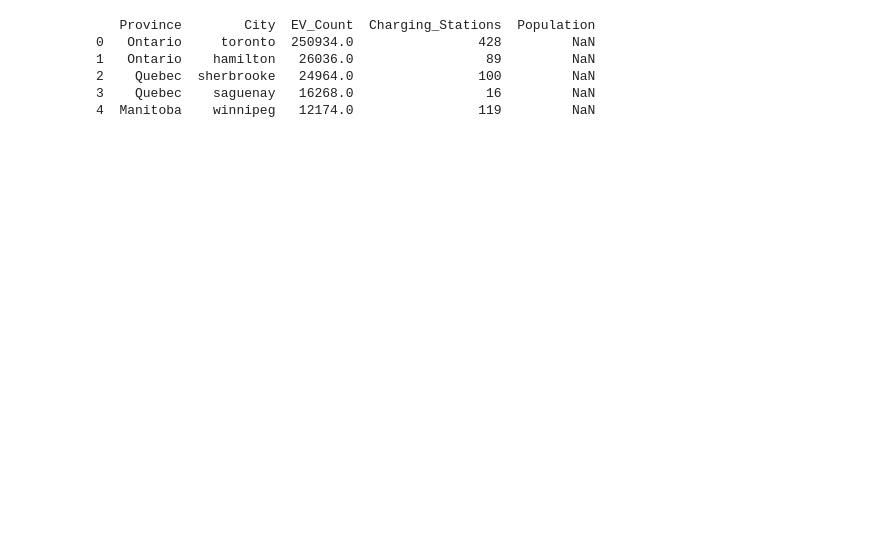
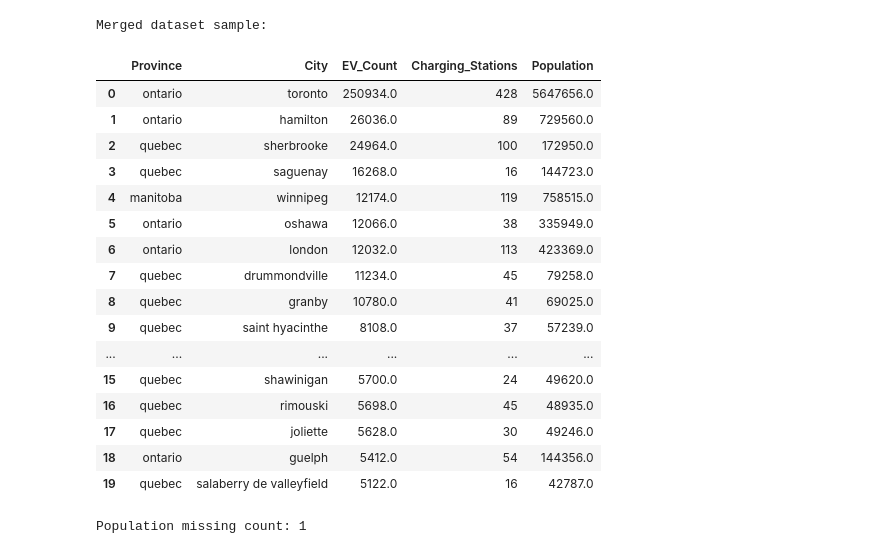
Before and after one commit to Dhruvchaudhary255/CSCN8040-EV-CHARGING_, a Jupyter notebook: project.ipynb, the cells around one changed output. Drawn from its saved outputs; the diff is of its cells as text; code cells hidden in the pictures; blank space fills up the shorter version.

```diff
--- a/project.ipynb
+++ b/project.ipynb
@@ -26,0 +68,17 @@ Index(['city', 'city_ascii', 'province_id', 'province_name', 'lat', 'lng',
+# %%
+# ----------------------------------------------------------
+# 3. APPLY NORMALIZATION BEFORE MERGING
+# ----------------------------------------------------------
+
+summary_df["City"] = summary_df["City"].apply(clean_city)
+summary_df["Province"] = summary_df["Province"].apply(clean_province)
+
+cities_df["City"] = cities_df["city"].apply(clean_city)
+cities_df["Province"] = cities_df["province_name"].apply(clean_province)
+cities_df["Population"] = cities_df["population"]
+
+print("City values after cleaning:")
+display(summary_df[["City", "Province"]].head())
+
+print("Cities clean file:")
+display(cities_df[["City", "Province", "Population"]].head())
@@ -27,23 +100,36 @@ Index(['city', 'city_ascii', 'province_id', 'province_name', 'lat', 'lng',
 # %%
-# Rename columns to standard names
-cities_df = cities_df.rename(columns={
-    "city": "City",
-    "province_name": "Province",
-    "population": "Population"
-})
+# ----------------------------------------------------------
+# 4. MERGE DATASETS
+# ----------------------------------------------------------
 
-# Now merge with summary_df
 merged = pd.merge(
     summary_df,
     cities_df[["City", "Province", "Population"]],
     on=["City", "Province"],
     how="left"
 )
-print(merged.head())
+
+print("Merged dataset sample:")
+display(merged.head(20))
+
+print("Population missing count:", merged["Population"].isna().sum())
 # %% [output]
-   Province        City  EV_Count  Charging_Stations  Population
-0   Ontario     toronto  250934.0                428         NaN
-1   Ontario    hamilton   26036.0                 89         NaN
-2    Quebec  sherbrooke   24964.0                100         NaN
-3    Quebec    saguenay   16268.0                 16         NaN
-4  Manitoba    winnipeg   12174.0                119         NaN
+Merged dataset sample:
+|  | Province | City | EV_Count | Charging_Stations | Population |
+| 0 | ontario | toronto | 250934.0 | 428 | 5647656.0 |
+| 1 | ontario | hamilton | 26036.0 | 89 | 729560.0 |
+| 2 | quebec | sherbrooke | 24964.0 | 100 | 172950.0 |
+| 3 | quebec | saguenay | 16268.0 | 16 | 144723.0 |
+| 4 | manitoba | winnipeg | 12174.0 | 119 | 758515.0 |
+| 5 | ontario | oshawa | 12066.0 | 38 | 335949.0 |
+| 6 | ontario | london | 12032.0 | 113 | 423369.0 |
+| 7 | quebec | drummondville | 11234.0 | 45 | 79258.0 |
+| 8 | quebec | granby | 10780.0 | 41 | 69025.0 |
+| 9 | quebec | saint hyacinthe | 8108.0 | 37 | 57239.0 |
+| ... | ... | ... | ... | ... | ... |
+| 15 | quebec | shawinigan | 5700.0 | 24 | 49620.0 |
+| 16 | quebec | rimouski | 5698.0 | 45 | 48935.0 |
+| 17 | quebec | joliette | 5628.0 | 30 | 49246.0 |
+| 18 | ontario | guelph | 5412.0 | 54 | 144356.0 |
+| 19 | quebec | salaberry de valleyfield | 5122.0 | 16 | 42787.0 |
+Population missing count: 1
```
Also changed, not shown: parts of 18 cells of this notebook.
